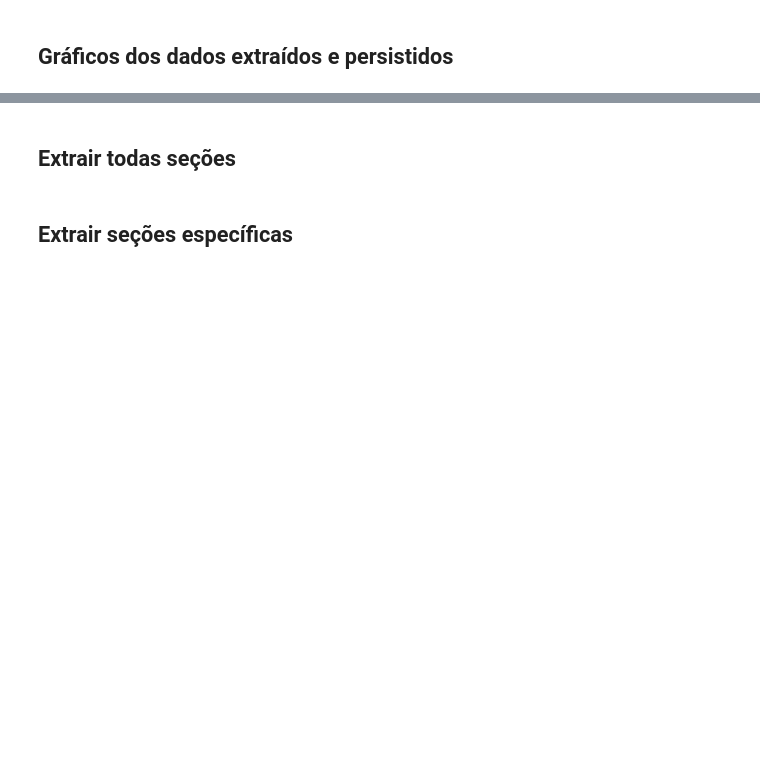
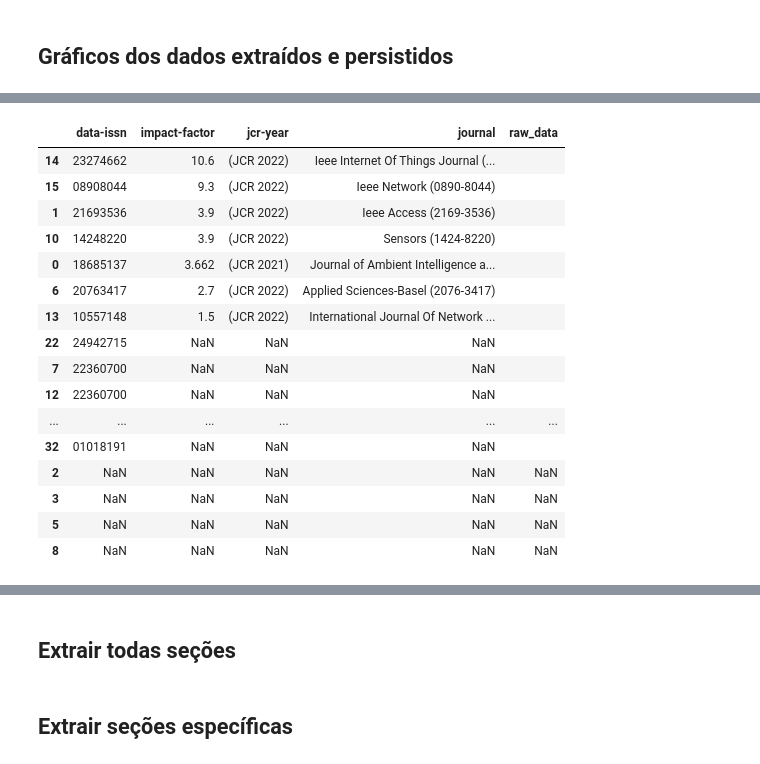
Before and after one commit to makaires77/fioce, a Jupyter notebook: source/adapters/input/jupyter_notebooks/parse_lattes_n4j.ipynb, the cells around one changed output, grey strips where cells are left out. Cells and saved outputs as stored; diff of their text form; code cells hidden in the pictures; blank space fills up the shorter version.

Commit message:
Gráficos dos Fatores de Impacto

```diff
--- a/source/adapters/input/jupyter_notebooks/parse_lattes_n4j.ipynb
+++ b/source/adapters/input/jupyter_notebooks/parse_lattes_n4j.ipynb
@@ -3061,0 +1790,31 @@ data_counts
+# %%
+jcr_properties_list = data_list
+# %%
+import numpy as np
+import pandas as pd
+
+data = pd.DataFrame(jcr_properties_list)
+
+# Substituir 'NULL' e None por np.nan em todo o dataframe
+data.replace(['NULL', None], np.nan, inplace=True)
+data.loc[:, 'impact-factor'] = data['impact-factor'].astype(float)
+data = data.sort_values(by=['impact-factor','data-issn'], ascending=False)
+data
+# %% [output]
+|  | data-issn | impact-factor | jcr-year | journal | raw_data |
+| 14 | 23274662 | 10.6 | (JCR 2022) | Ieee Internet Of Things Journal (... |  |
+| 15 | 08908044 | 9.3 | (JCR 2022) | Ieee Network (0890-8044) |  |
+| 1 | 21693536 | 3.9 | (JCR 2022) | Ieee Access (2169-3536) |  |
+| 10 | 14248220 | 3.9 | (JCR 2022) | Sensors (1424-8220) |  |
+| 0 | 18685137 | 3.662 | (JCR 2021) | Journal of Ambient Intelligence a... |  |
+| 6 | 20763417 | 2.7 | (JCR 2022) | Applied Sciences-Basel (2076-3417) |  |
+| 13 | 10557148 | 1.5 | (JCR 2022) | International Journal Of Network ... |  |
+| 22 | 24942715 | NaN | NaN | NaN |  |
+| 7 | 22360700 | NaN | NaN | NaN |  |
+| 12 | 22360700 | NaN | NaN | NaN |  |
+| ... | ... | ... | ... | ... | ... |
+| 32 | 01018191 | NaN | NaN | NaN |  |
+| 2 | NaN | NaN | NaN | NaN | NaN |
+| 3 | NaN | NaN | NaN | NaN | NaN |
+| 5 | NaN | NaN | NaN | NaN | NaN |
+| 8 | NaN | NaN | NaN | NaN | NaN |
```
Also changed, not shown: parts of 87 cells of this notebook.
